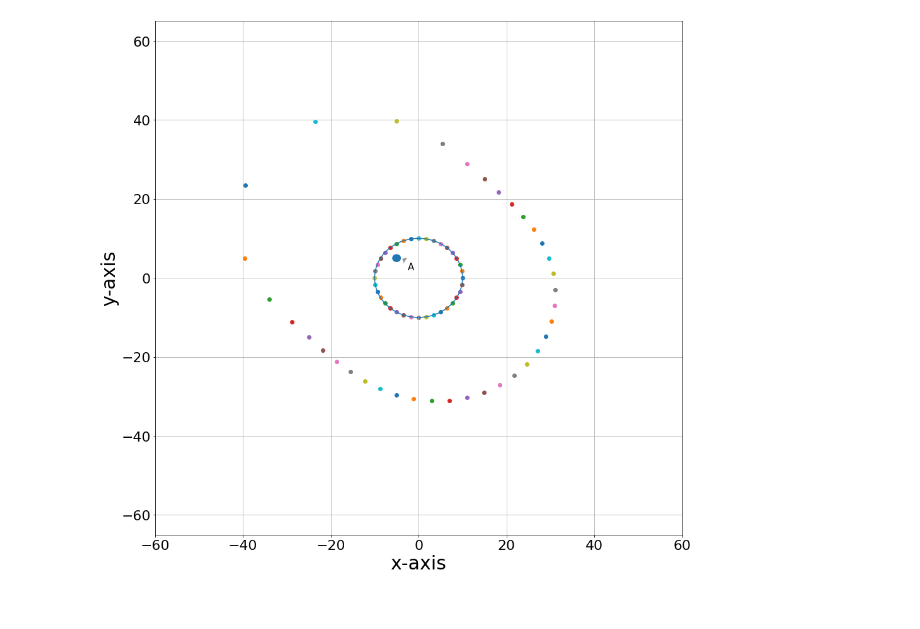
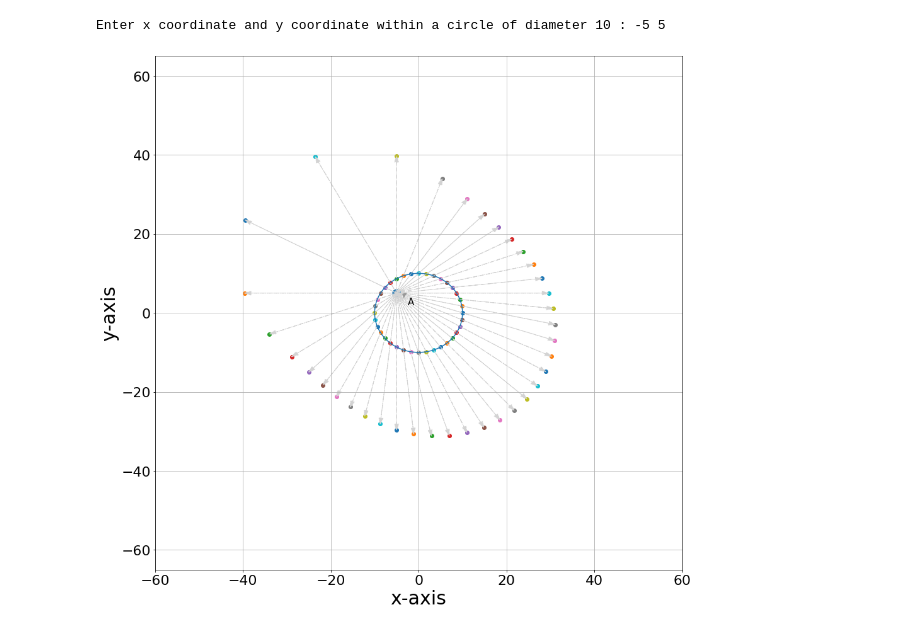
Before and after one commit to bboykoro/Space, a Jupyter notebook: Space.ipynb, the cells around one changed output. Drawn from its saved outputs; the diff is of its cells as text; code cells hidden in the pictures.

Commit message:
code modified for other to easily notice what the purpose this is for and where to start

```diff
--- a/Space.ipynb
+++ b/Space.ipynb
@@ -12,7 +12,8 @@ x, y, z, t = symbols('x y z t')
 a, b, r = (0, 0, 10)
 x1 = []
 y1 = []
-o = (-5, 5)
+x_ax, y_ax = input('Enter x coordinate and y coordinate within a circle of diameter 10 : ').split()
+o = (int(x_ax), int(y_ax))
 j = o[0] + 5
 q = o[1] + 3
 xy = []
@@ -131,36 +132,37 @@ for i, p in enumerate(xy):
             if p[0] >= 0 and p[0] < o[0]:
                 other_o = (N(o1[0][0]), N(o1[0][1]))
             else:
                 other_o = (N(o1[1][0]), N(o1[1][1]))
 
     else:
         if o[0] == 0:
             o1 = [(0, o[1]- T_dt), (0, o[1]+ T_dt)]   #when o is on y-axis
             if p[1] < 0:
                 other_o = (o1[0][0], o1[0][1])
             else:
                 other_o = (o1[1][0], o1[1][1])
         else:                                               #when o and p have same x cord but p is not on y-axis
             o1 = [(o[0], o[1]- T_dt), (o[0], o[1]+ T_dt)]
             if p[1] < 0:
                 other_o = (o1[0][0], o1[0][1])
 
             else:
                 other_o = (o1[1][0], o1[1][1])
 
     ax.scatter(other_o[0], other_o[1])
 
     # draw arrows
 
-    #other_o = np.array(other_o, dtype=float)      #change data type in order to avoid 'AttributeError' due to np.hypot
-    #ax.arrow(o[0], o[1], other_o[0]-o[0], other_o[1]-o[1], width=0.005, head_width=1, length_includes_head=True, color='lightgrey', ls='-.')
+    other_o = np.array(other_o, dtype=float)      #change data type in order to avoid 'AttributeError' due to np.hypot
+    ax.arrow(o[0], o[1], other_o[0]-o[0], other_o[1]-o[1], width=0.005, head_width=1, length_includes_head=True, color='lightgrey', ls='-.')
 
     #ax.annotate(str(i), (other_o[0], other_o[1]), fontsize=15)
 
 #fig.savefig('fig_1_12.png', dpi=300)
 #fig.savefig('fig_1_12.jpg', pil_kwargs={'quality':50})
 # %% [output]
+Enter x coordinate and y coordinate within a circle of diameter 10 : -5 5
-[figure, old version]
+[figure, new version]
 # %%
 #Under this cell is for a test.
 # %%
```
